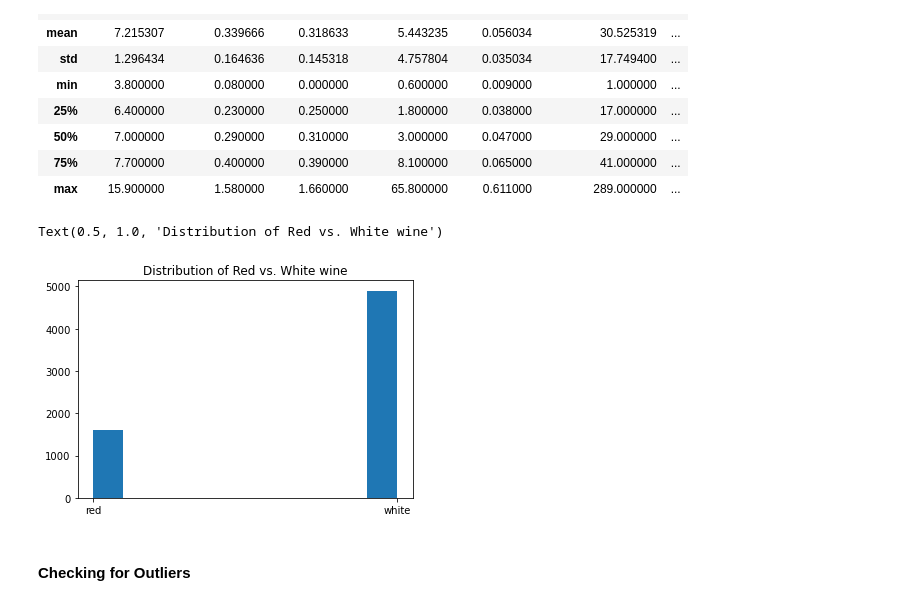
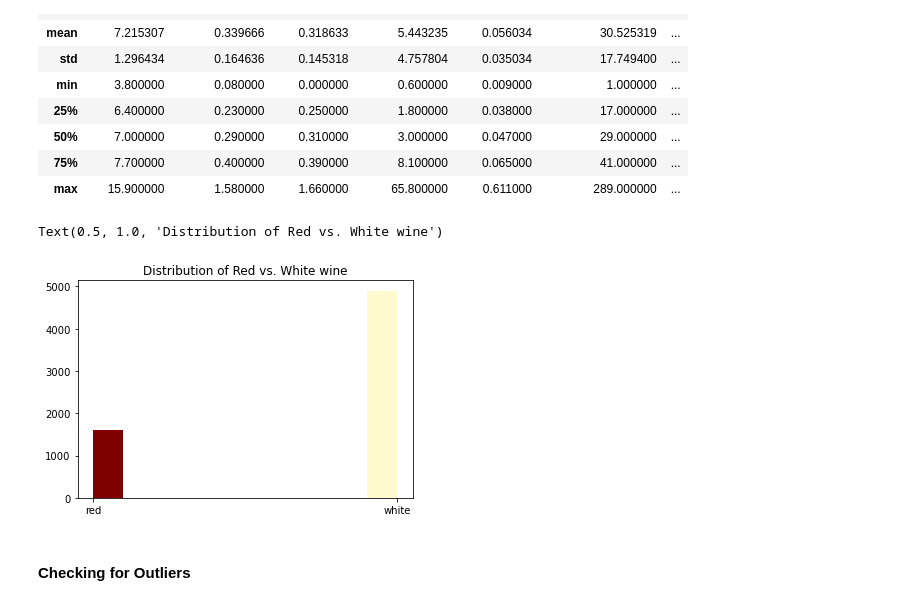
Before and after one commit to Oliviad27/DATA601_Midterm, a Jupyter notebook: DATA601_Midterm.ipynb, the cells around one changed output. Drawn from its saved outputs; the diff is of its cells as text; code cells hidden in the pictures.

```diff
--- a/DATA601_Midterm.ipynb
+++ b/DATA601_Midterm.ipynb
@@ -131,11 +131,15 @@ wine.describe()
 # %%
 #Display distribution of red and white wine
 
-plt.hist(y)
+N, bins, patches = plt.hist(y)
+for i in range(0,5):
+    patches[i].set_facecolor('Maroon')
+for i in range(5,10):
+    patches[i].set_facecolor('Lemonchiffon')
 plt.title('Distribution of Red vs. White wine')
 # %% [output]
 Text(0.5, 1.0, 'Distribution of Red vs. White wine')
-[figure, old version]
+[figure, new version]
 # %% [markdown]
 #### Checking for Outliers
 # %%
```
